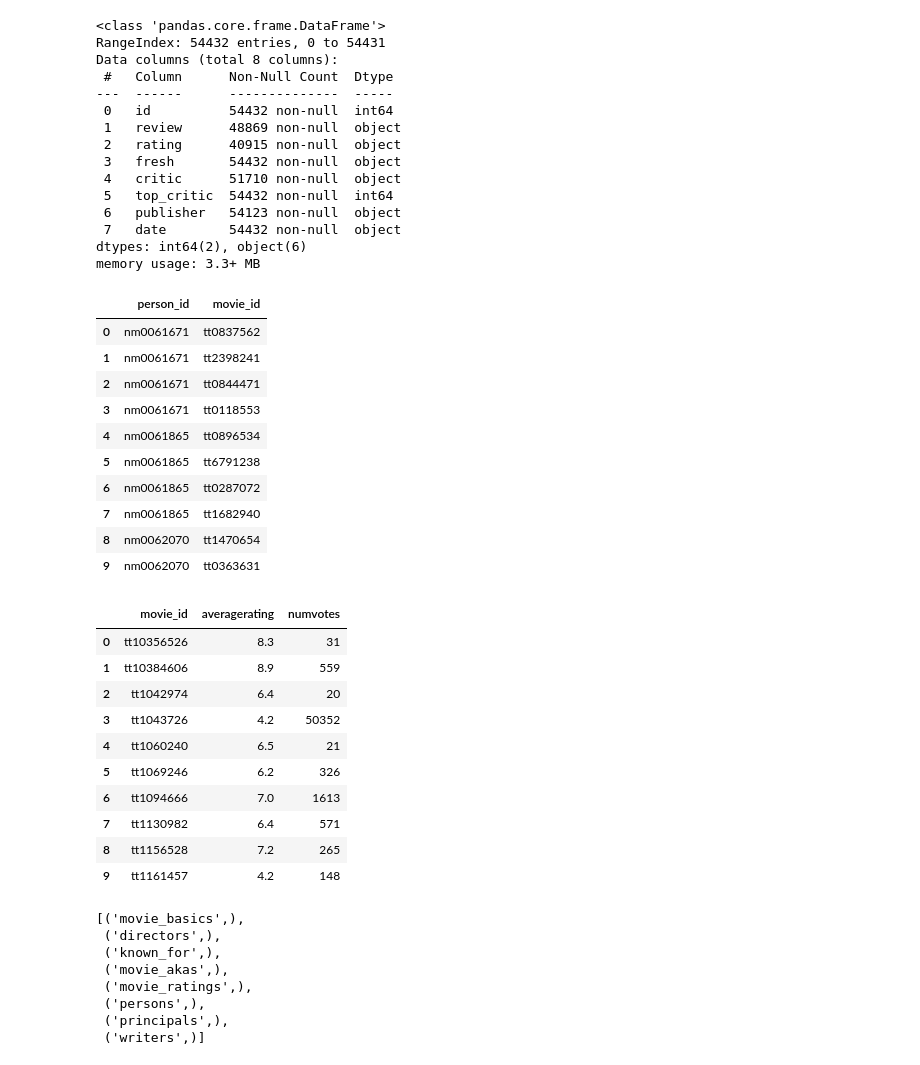
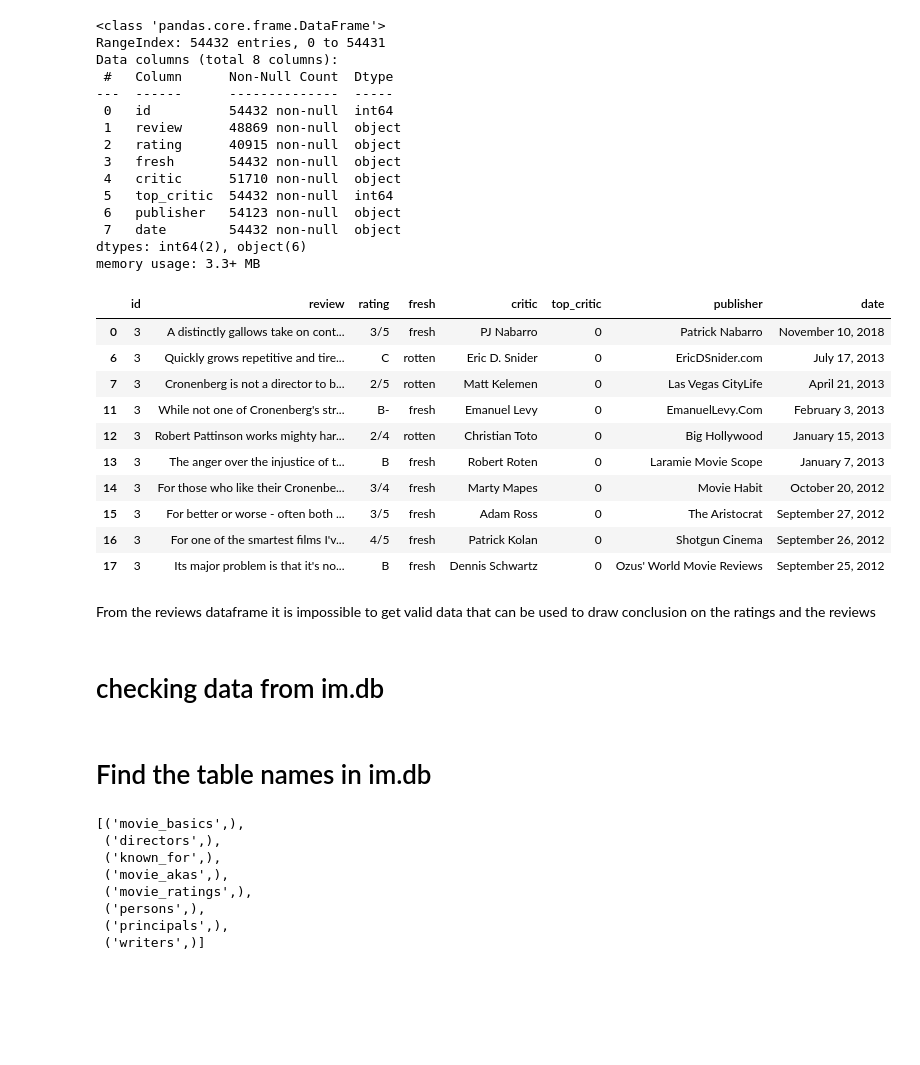
Before and after one commit to MendozaMellah/dsc-phase-1-project-v2-4, a Jupyter notebook: student.ipynb, the cells around one changed output. Drawn from its saved outputs; the diff is of its cells as text; code cells hidden in the pictures; blank space fills up the shorter version.

```diff
--- a/student.ipynb
+++ b/student.ipynb
@@ -164,49 +172,30 @@ Data columns (total 8 columns):
  7   date        54432 non-null  object
 dtypes: int64(2), object(6)
 memory usage: 3.3+ MB
+# %%
+reviews.dropna(axis=0, inplace = True)
+reviews.head(10)
+# %% [output]
+|  | id | review | rating | fresh | critic | top_critic | publisher | date |
+| 0 | 3 | A distinctly gallows take on cont... | 3/5 | fresh | PJ Nabarro | 0 | Patrick Nabarro | November 10, 2018 |
+| 6 | 3 | Quickly grows repetitive and tire... | C | rotten | Eric D. Snider | 0 | EricDSnider.com | July 17, 2013 |
+| 7 | 3 | Cronenberg is not a director to b... | 2/5 | rotten | Matt Kelemen | 0 | Las Vegas CityLife | April 21, 2013 |
+| 11 | 3 | While not one of Cronenberg's str... | B- | fresh | Emanuel Levy | 0 | EmanuelLevy.Com | February 3, 2013 |
+| 12 | 3 | Robert Pattinson works mighty har... | 2/4 | rotten | Christian Toto | 0 | Big Hollywood | January 15, 2013 |
+| 13 | 3 | The anger over the injustice of t... | B | fresh | Robert Roten | 0 | Laramie Movie Scope | January 7, 2013 |
+| 14 | 3 | For those who like their Cronenbe... | 3/4 | fresh | Marty Mapes | 0 | Movie Habit | October 20, 2012 |
+| 15 | 3 | For better or worse - often both ... | 3/5 | fresh | Adam Ross | 0 | The Aristocrat | September 27, 2012 |
+| 16 | 3 | For one of the smartest films I'v... | 4/5 | fresh | Patrick Kolan | 0 | Shotgun Cinema | September 26, 2012 |
+| 17 | 3 | Its major problem is that it's no... | B | fresh | Dennis Schwartz | 0 | Ozus' World Movie Reviews | September 25, 2012 |
+# %% [markdown]
+From the reviews dataframe it is impossible to get valid data that can be used to draw conclusion on the ratings and the reviews
+# %% [markdown]
+# checking data from im.db
 # %%
 conn = sqlite3.connect('zippedData/im.db')
 cur = conn.cursor()
-# %%
-df_known = pd.read_sql_query("""
-SELECT *
-FROM known_for
-LIMIT 10
-;""", conn)
-
-df_known
-# %% [output]
-|  | person_id | movie_id |
-| 0 | nm0061671 | tt0837562 |
-| 1 | nm0061671 | tt2398241 |
-| 2 | nm0061671 | tt0844471 |
-| 3 | nm0061671 | tt0118553 |
-| 4 | nm0061865 | tt0896534 |
-| 5 | nm0061865 | tt6791238 |
-| 6 | nm0061865 | tt0287072 |
-| 7 | nm0061865 | tt1682940 |
-| 8 | nm0062070 | tt1470654 |
-| 9 | nm0062070 | tt0363631 |
-# %%
-movie_ratings_df = pd.read_sql_query("""
-SELECT *
-FROM movie_ratings
-LIMIT 10
-;""", conn)
-
-movie_ratings_df
-# %% [output]
-|  | movie_id | averagerating | numvotes |
-| 0 | tt10356526 | 8.3 | 31 |
-| 1 | tt10384606 | 8.9 | 559 |
-| 2 | tt1042974 | 6.4 | 20 |
-| 3 | tt1043726 | 4.2 | 50352 |
-| 4 | tt1060240 | 6.5 | 21 |
-| 5 | tt1069246 | 6.2 | 326 |
-| 6 | tt1094666 | 7.0 | 1613 |
-| 7 | tt1130982 | 6.4 | 571 |
-| 8 | tt1156528 | 7.2 | 265 |
-| 9 | tt1161457 | 4.2 | 148 |
+# %% [markdown]
+# Find the table names in im.db
 # %%
 cur.execute("""SELECT name FROM sqlite_master WHERE type = 'table';""")
 # Fetch the result and store it in table_names
```
Also changed, not shown: parts of 7 cells of this notebook.
